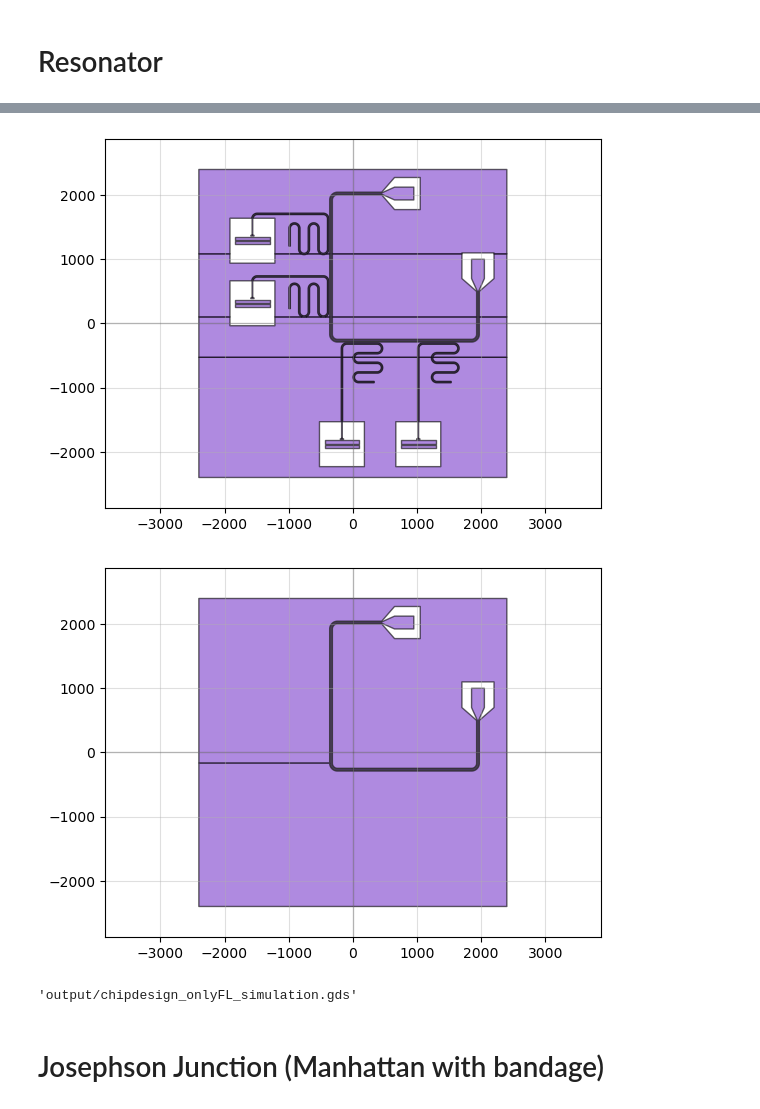
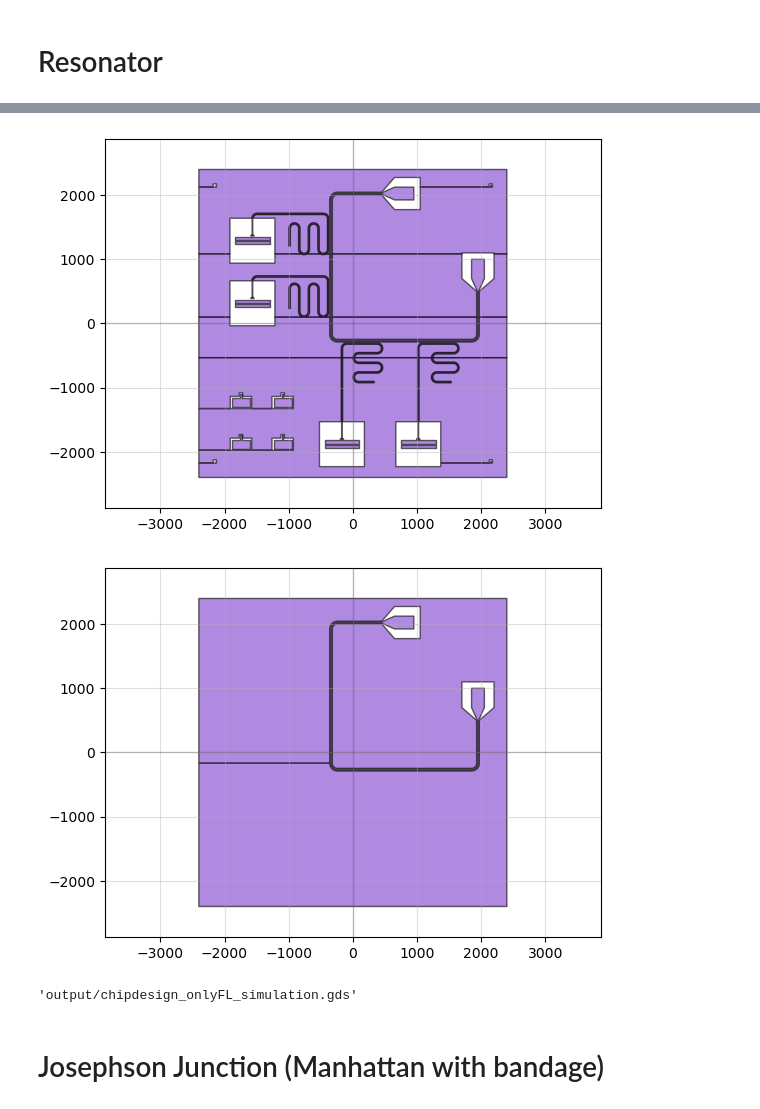
Before and after one commit to yminononono/Quantum-GDSDesign, a Jupyter notebook: transmon2D_mh.ipynb, the cells around one changed output, grey strips where cells are left out. Cells and saved outputs as stored; diff of their text form; code cells hidden in the pictures.

Commit message:
Added test areas and EB lines

```diff
--- a/transmon2D_mh.ipynb
+++ b/transmon2D_mh.ipynb
@@ -48,0 +51,4 @@ qp(chipdesign)
+# %%
+CP = device_CornerPoints()
+chipdesign.add_ref(CP)
+qp(chipdesign)
@@ -48,0 +59,4 @@ qp(chipdesign)
+# %%
+TA = device_TestAreas()
+chipdesign.add_ref(TA)
+qp(chipdesign)
@@ -84,27 +101,29 @@ Length : 4183.093481820941 [um]
 # %%
 # Produce inverted version for simulation
 chipdesign_inverted = Device('chipdesign_inverted')
 chipdesign_inverted_FL = Device('chipdesign_inverted_FL')
 chipdesign_inverted.add_ref(FL)
 chipdesign_inverted_FL.add_ref(FL)
 chipdesign_inverted.add_ref(R1_tmp)
 chipdesign_inverted.add_ref(R2_tmp)
 chipdesign_inverted.add_ref(R3_tmp)
 chipdesign_inverted.add_ref(R4_tmp)
+chipdesign_inverted.add_ref(CP)
+chipdesign_inverted.add_ref(TA)
 
 rectangle = pg.bbox([(-2400, -2400),(2400, 2400)], 0)
 trace = pg.copy_layer(chipdesign_inverted, 1, 4)
 chipdesign_inverted = pg.boolean(rectangle, chipdesign_inverted, operation = 'not', layer = 4)
 chipdesign_inverted_FL = pg.boolean(rectangle, chipdesign_inverted_FL, operation = 'not', layer = 4)
 chipdesign_inverted.add_ref(trace)
 
 qp(chipdesign_inverted)
 qp(chipdesign_inverted_FL)
 
 chipdesign_inverted.write_gds('output/chipdesign_simulation.gds')
 chipdesign_inverted_FL.write_gds('output/chipdesign_onlyFL_simulation.gds')
 # %% [output]
-[figure, old version]
+[figure, new version]
 [figure]
 'output/chipdesign_onlyFL_simulation.gds'
 # %% [markdown]
```
Also changed, not shown: parts of 9 cells of this notebook, 1 other file.
